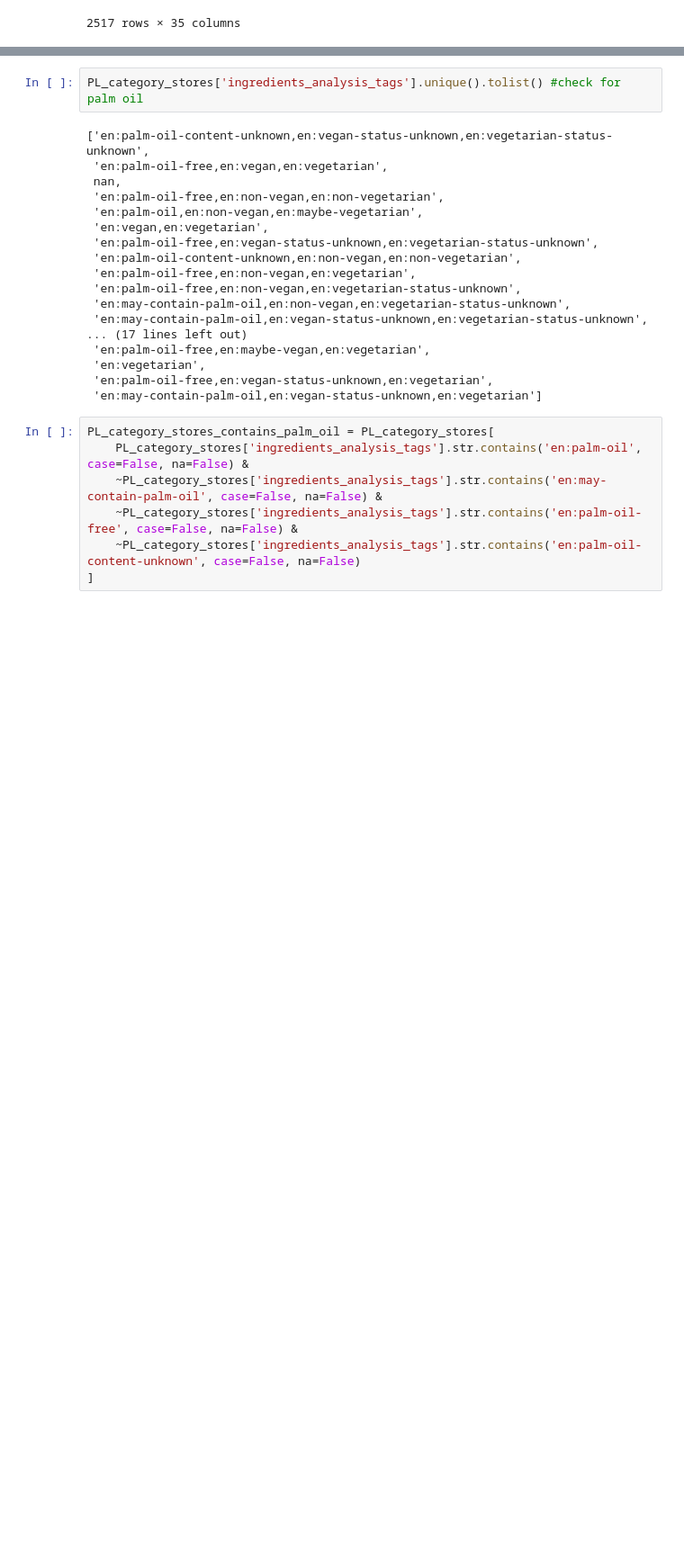
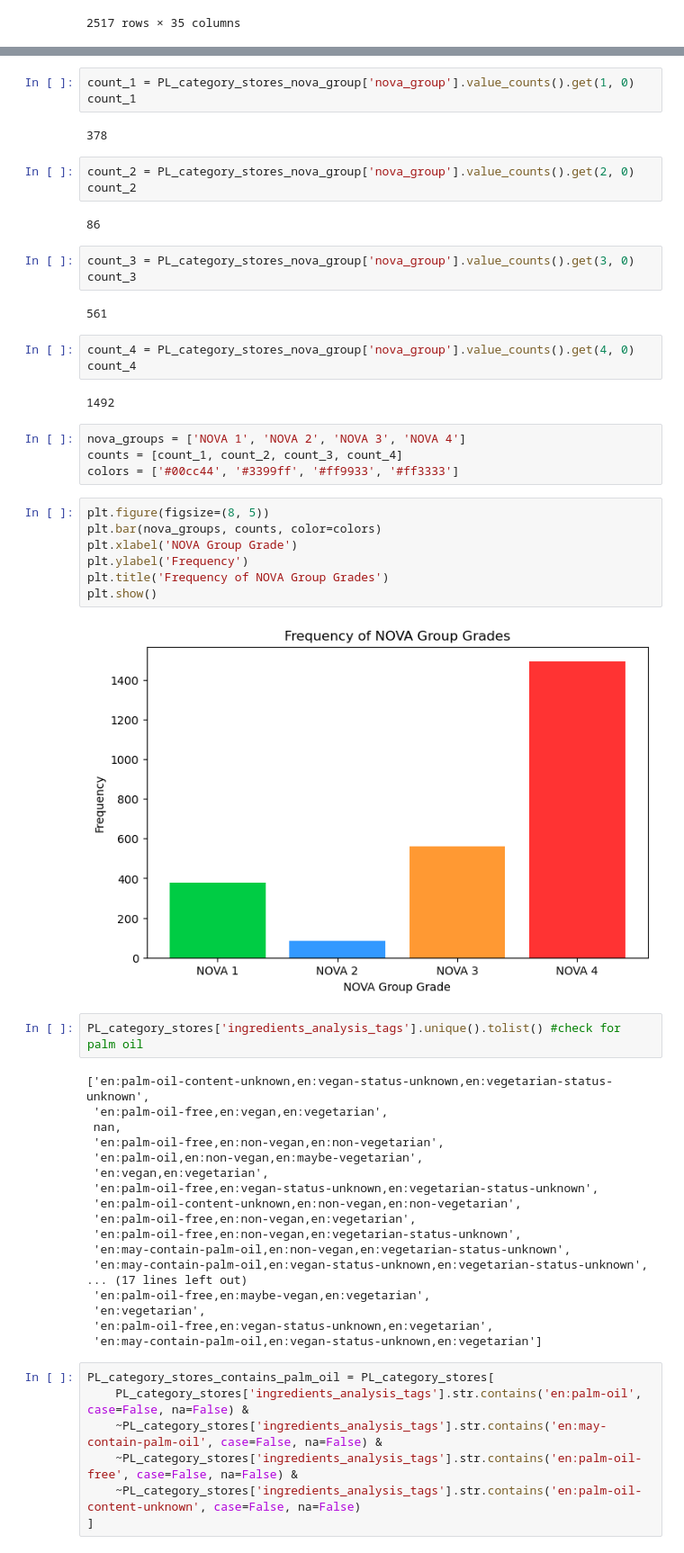
Before and after one commit to KacperWalkusz/Project-Healthy-Food-Analysis, a Jupyter notebook: Healthy food analysis.ipynb, the cells around one changed output, grey strips where cells are left out. Shown at 90% size. Saved outputs shown, nothing was run; the diff lists cells and outputs as text; blank space fills up the shorter version.

```diff
--- a/Healthy food analysis.ipynb
+++ b/Healthy food analysis.ipynb
@@ -231,3 +407,36 @@ PL_category_stores_nova_group
+# %%
+count_1 = PL_category_stores_nova_group['nova_group'].value_counts().get(1, 0)
+count_1
+# %% [output]
+378
+# %%
+count_2 = PL_category_stores_nova_group['nova_group'].value_counts().get(2, 0)
+count_2
+# %% [output]
+86
+# %%
+count_3 = PL_category_stores_nova_group['nova_group'].value_counts().get(3, 0)
+count_3
+# %% [output]
+561
+# %%
+count_4 = PL_category_stores_nova_group['nova_group'].value_counts().get(4, 0)
+count_4
+# %% [output]
+1492
+# %%
+nova_groups = ['NOVA 1', 'NOVA 2', 'NOVA 3', 'NOVA 4']
+counts = [count_1, count_2, count_3, count_4]
+colors = ['#00cc44', '#3399ff', '#ff9933', '#ff3333']
+# %%
+plt.figure(figsize=(8, 5))
+plt.bar(nova_groups, counts, color=colors)
+plt.xlabel('NOVA Group Grade')
+plt.ylabel('Frequency')
+plt.title('Frequency of NOVA Group Grades')
+plt.show()
+# %% [output]
+[figure, added]
 # %%
 PL_category_stores['ingredients_analysis_tags'].unique().tolist() #check for palm oil
 # %% [output]
```
Also changed, not shown: parts of 54 cells of this notebook.
